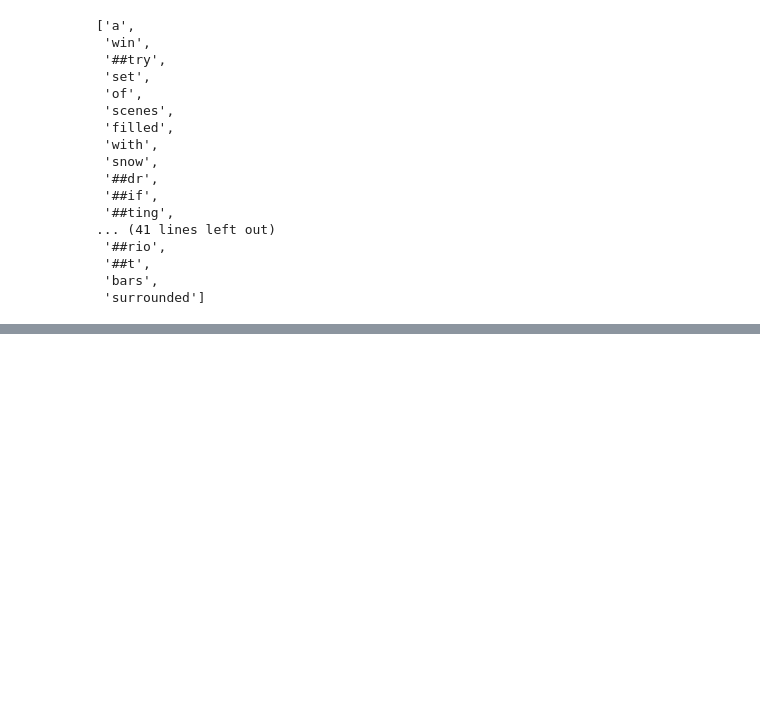
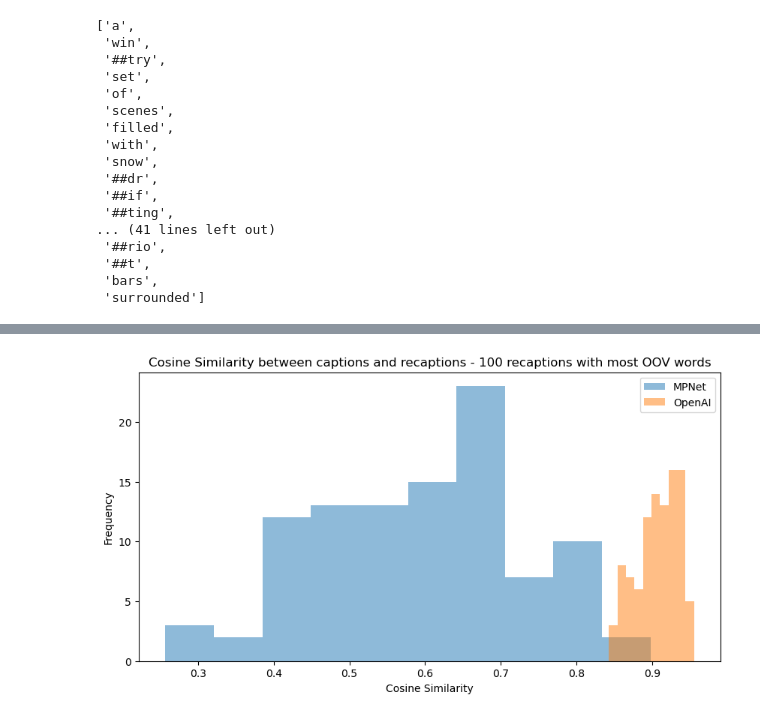
Before and after one commit to imartinf/multimemo, a Jupyter notebook: notebooks/1-imartinf-language-analysis.ipynb, the cells around one changed output, grey strips where cells are left out. Cells and saved outputs as stored; diff of their text form; code cells hidden in the pictures; blank space fills up the shorter version.

```diff
--- a/notebooks/1-imartinf-language-analysis.ipynb
+++ b/notebooks/1-imartinf-language-analysis.ipynb
@@ -211,0 +430,6 @@ tokenizer.tokenize(highest_oov_recaptions['recaptions'].values[0])
+# %%
+df2 = data_exp.sort_values(by='recaption_oov_words', ascending=False).head(100)
+df2['cosine_sim_mpnet'] = df2.progress_apply(lambda row: cosine_sim_metric.get_metric(row['recaptions'], row['captions'])[0][0], axis=1)
+df2['cosine_sim_openai'] = df2.progress_apply(lambda row: cosine_sim_metric_openai.get_metric(row['recaptions'], row['captions'])[0][0], axis=1)
+
+df2[['captions','recaptions','caption_oov_words','cosine_sim_mpnet','cosine_sim_openai']].head(5)
@@ -211,0 +443,12 @@ tokenizer.tokenize(highest_oov_recaptions['recaptions'].values[0])
+# %%
+# Plot an overimposed histogram of the cosine similarities per MPNet and OpenAI
+plt.figure(figsize=(10, 5))
+plt.hist(df2['cosine_sim_mpnet'], bins=10, alpha=0.5, label='MPNet')
+plt.hist(df2['cosine_sim_openai'], bins=10, alpha=0.5, label='OpenAI')
+plt.legend(loc='upper right')
+plt.title('Cosine Similarity between captions and recaptions - 100 recaptions with most OOV words')
+plt.xlabel('Cosine Similarity')
+plt.ylabel('Frequency')
+plt.show()
+# %% [output]
+[figure, added]
```
Also changed, not shown: parts of 22 cells of this notebook, 5 other files.
